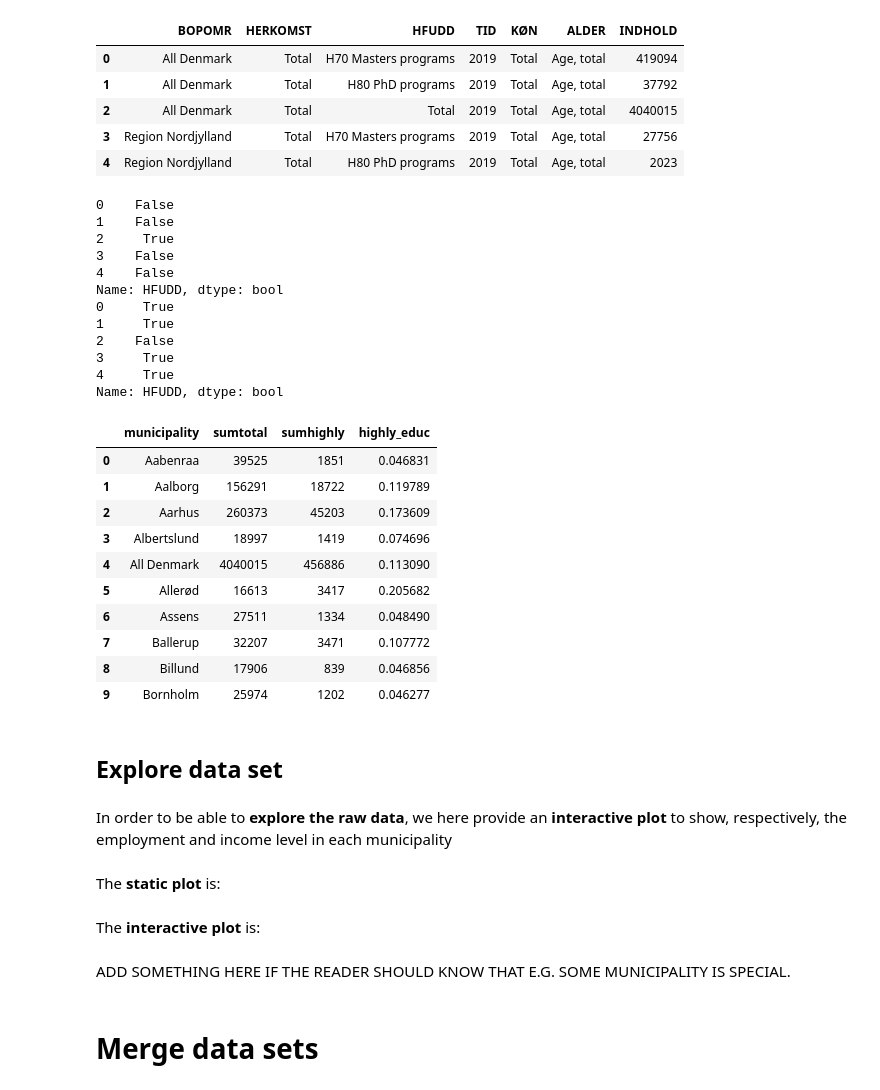
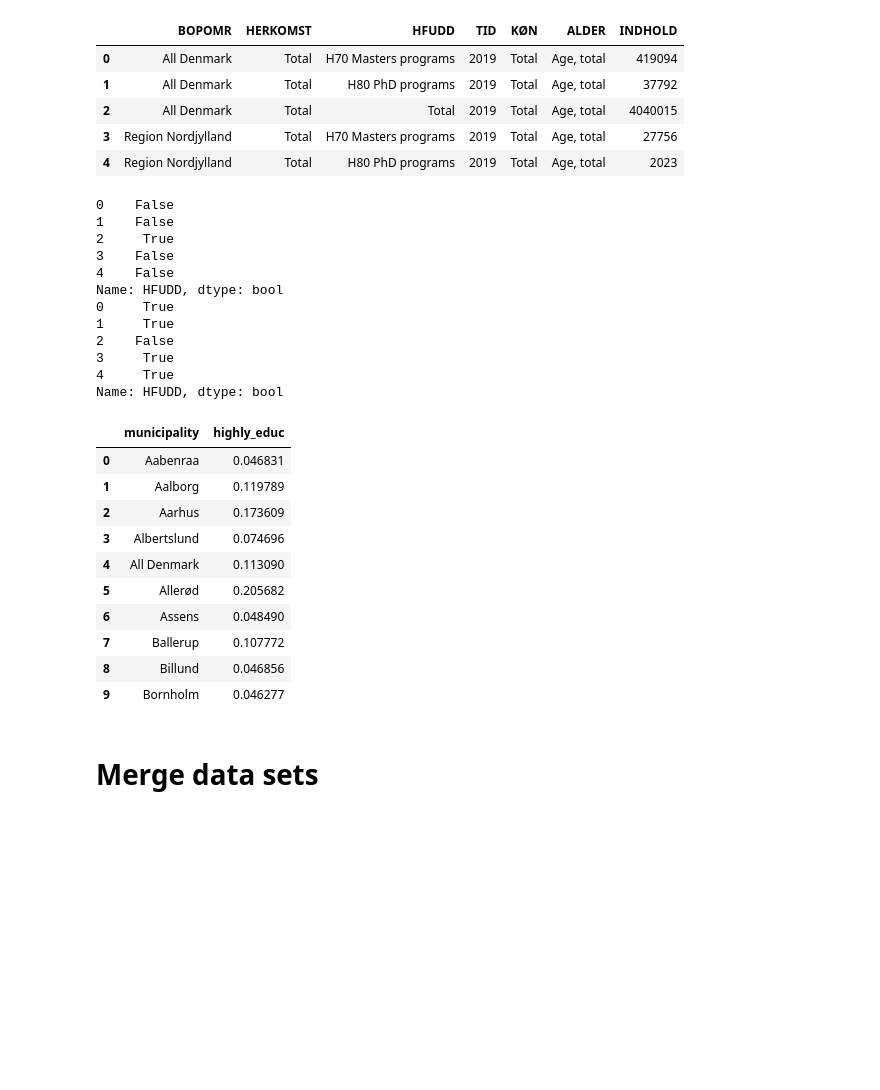
Before and after one commit to AskerNC/projects-2021-sstl, a Jupyter notebook: dataproject/dataproject.ipynb, the cells around one changed output. Cells and saved outputs as stored; diff of their text form; code cells hidden in the pictures; blank space fills up the shorter version.

```diff
--- a/dataproject/dataproject.ipynb
+++ b/dataproject/dataproject.ipynb
@@ -349,47 +369,43 @@ edu_api.head(5)
 # %%
 #total
 total =  edu_api['HFUDD']=='Total'
 print(total.head())
 df_total=edu_api[total].groupby(['BOPOMR'])['INDHOLD'].sum().reset_index(name='sumtotal')
 
 #highly
 highly =  (edu_api['HFUDD']=='H70 Masters programs') | (edu_api['HFUDD']=='H80 PhD programs')
 print(highly.head())
 df_highly=edu_api[highly].groupby(['BOPOMR'])['INDHOLD'].sum().reset_index(name='sumhighly')
 
 together = pd.merge(df_total, df_highly, on=['BOPOMR'], how='left')
 together['highly_educ']=together['sumhighly']/together['sumtotal']
 
 
+drop_these = ['sumtotal', 'sumhighly']
+together.drop(drop_these, axis=1, inplace=True)
 together.rename(columns = {'BOPOMR':'municipality'}, inplace=True)
 together.head(10)
 # %% [output]
 0    False
 1    False
 2     True
 3    False
 4    False
 Name: HFUDD, dtype: bool
 0     True
 1     True
 2    False
 3     True
 4     True
 Name: HFUDD, dtype: bool
-|  | municipality | sumtotal | sumhighly | highly_educ |
-| 0 | Aabenraa | 39525 | 1851 | 0.046831 |
-| 1 | Aalborg | 156291 | 18722 | 0.119789 |
-| 2 | Aarhus | 260373 | 45203 | 0.173609 |
-| 3 | Albertslund | 18997 | 1419 | 0.074696 |
-| 4 | All Denmark | 4040015 | 456886 | 0.113090 |
-| 5 | Allerød | 16613 | 3417 | 0.205682 |
-| 6 | Assens | 27511 | 1334 | 0.048490 |
-| 7 | Ballerup | 32207 | 3471 | 0.107772 |
-| 8 | Billund | 17906 | 839 | 0.046856 |
-| 9 | Bornholm | 25974 | 1202 | 0.046277 |
+|  | municipality | highly_educ |
+| 0 | Aabenraa | 0.046831 |
+| 1 | Aalborg | 0.119789 |
+| 2 | Aarhus | 0.173609 |
+| 3 | Albertslund | 0.074696 |
+| 4 | All Denmark | 0.113090 |
+| 5 | Allerød | 0.205682 |
+| 6 | Assens | 0.048490 |
+| 7 | Ballerup | 0.107772 |
+| 8 | Billund | 0.046856 |
+| 9 | Bornholm | 0.046277 |
-# %% [markdown]
-## Explore data set
-# %% [markdown]
-In order to be able to **explore the raw data**, we here provide an **interactive plot** to show, respectively, the employment and income level in each municipality
-# %% [markdown]
-The **static plot** is:
@@ -406,7 +412,3 @@ def plot_empl_inc(school,dataset,municipality):
-# %% [markdown]
-The **interactive plot** is:
-# %% [markdown]
-ADD SOMETHING HERE IF THE READER SHOULD KNOW THAT E.G. SOME MUNICIPALITY IS SPECIAL.
 # %% [markdown]
 # Merge data sets
 # %% [markdown]
```
Also changed, not shown: parts of 69 cells of this notebook, 3 other files.
